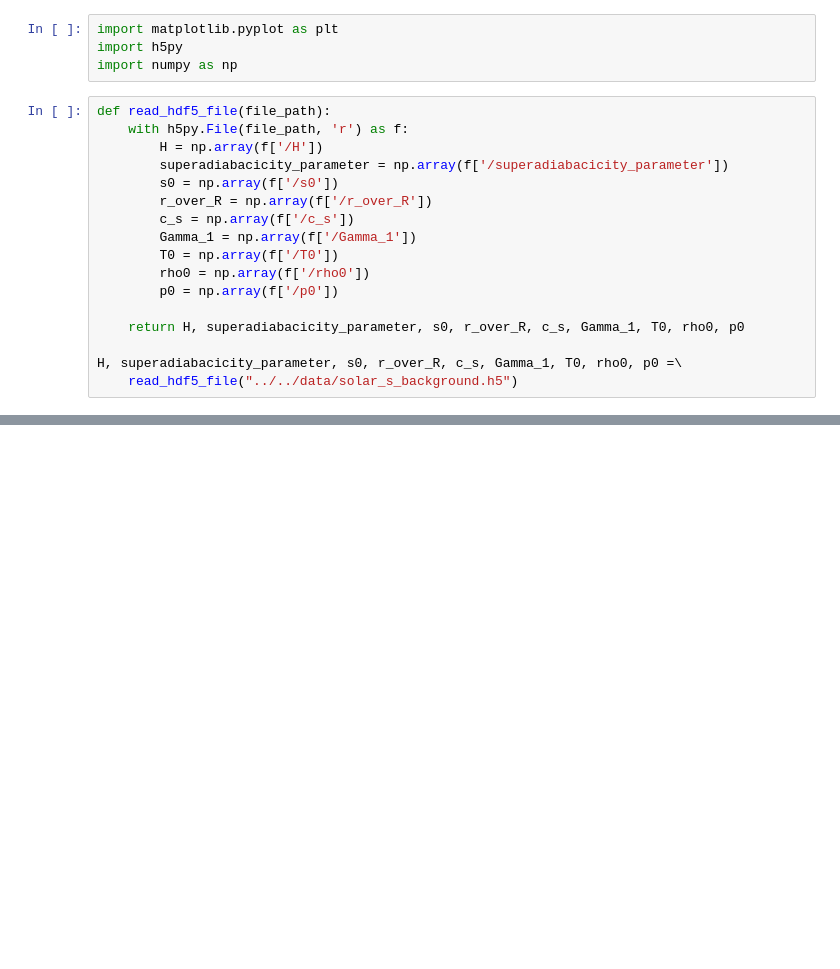
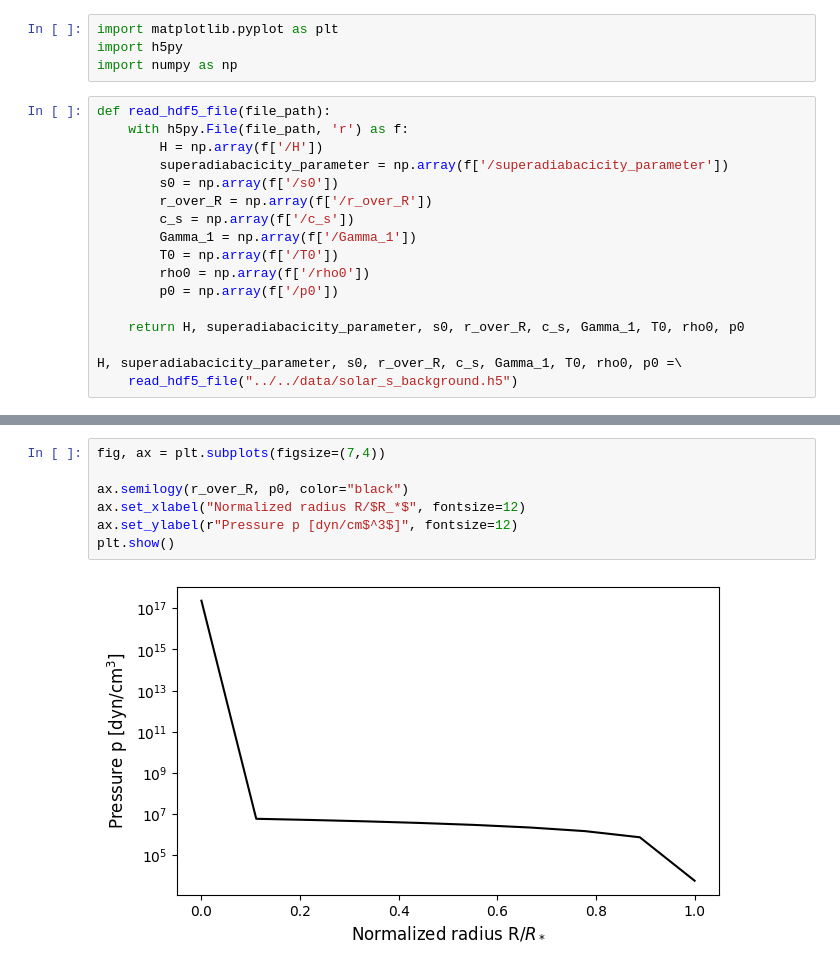
Before and after one commit to tabjone/2DHDCZ, a Jupyter notebook: testing/test_solar_s_background/plot_solar_s.ipynb, the cells around one changed output, grey strips where cells are left out. Cells and saved outputs as stored; diff of their text form; blank space fills up the shorter version.

```diff
--- a/testing/test_solar_s_background/plot_solar_s.ipynb
+++ b/testing/test_solar_s_background/plot_solar_s.ipynb
@@ -26,0 +49,9 @@ plt.loglog(r_over_R, T0)
+# %%
+fig, ax = plt.subplots(figsize=(7,4))
+
+ax.semilogy(r_over_R, p0, color="black")
+ax.set_xlabel("Normalized radius R/$R_*$", fontsize=12)
+ax.set_ylabel(r"Pressure p [dyn/cm$^3$]", fontsize=12)
+plt.show()
+# %% [output]
+[figure, added]
```
Also changed, not shown: parts of 7 cells of this notebook.
